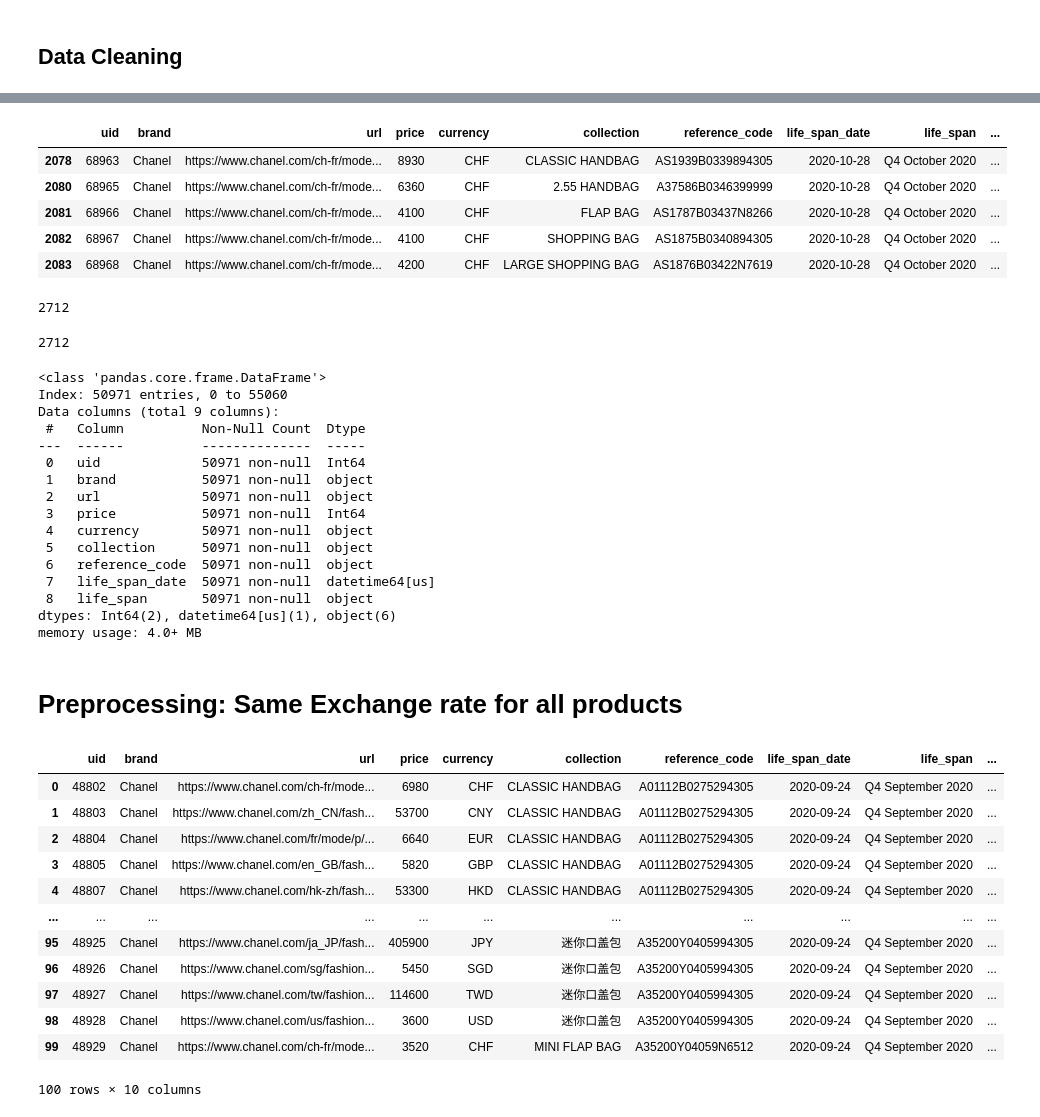
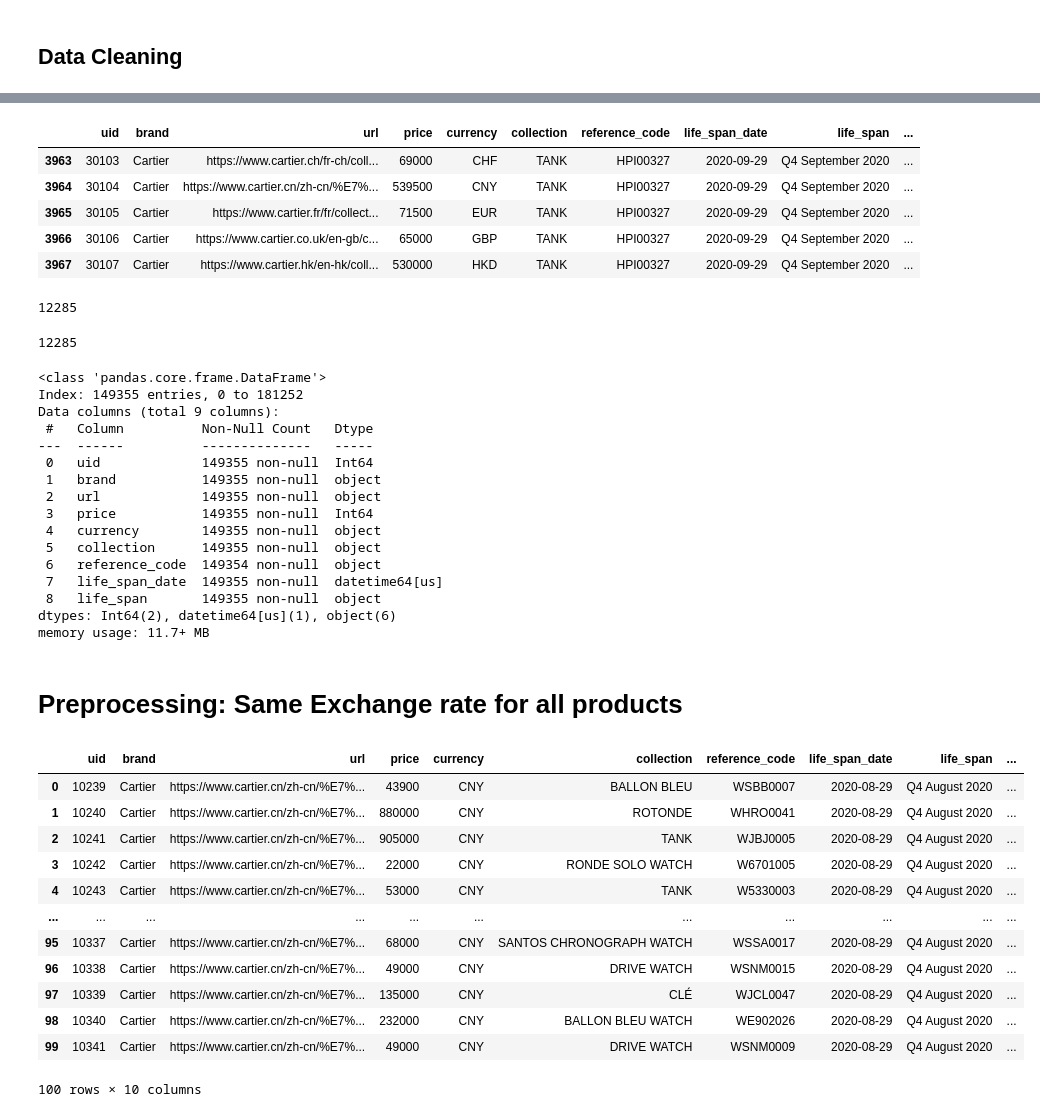
Before and after one commit to maltestaab/Business-Data-Management, a Jupyter notebook: chanel-business-case/Chanel_Code/chanel.ipynb, the cells around one changed output, grey strips where cells are left out. Saved outputs shown, nothing was run; the diff lists cells and outputs as text; code cells hidden in the pictures.

```diff
--- a/chanel-business-case/Chanel_Code/chanel.ipynb
+++ b/chanel-business-case/Chanel_Code/chanel.ipynb
@@ -42,12 +44,12 @@ client = bigquery.Client(credentials=credentials, project="edhecbusinessdatamana
 query = """
     SELECT *
     FROM `edhec-business-manageme.luxurydata2502.price-monitoring-2022`
-    WHERE Brand = 'Chanel'
+    WHERE Brand = 'Cartier'
 """
 
 # Run the query and load results into a Pandas DataFrame
 df = client.query(query).to_dataframe()
 
-# Display the first 5 rows of the dataframe
+# Display the first rows of the dataframe
 print(df.head())
 # %% [output]
@@ -154,21 +156,21 @@ df.head()
 df[df['price_before'].notna()].head()
 # %% [output]
 |  | uid | brand | url | price | currency | collection | reference_code | life_span_date | life_span | ... |
-| 2078 | 68963 | Chanel | https://www.chanel.com/ch-fr/mode... | 8930 | CHF | CLASSIC HANDBAG | AS1939B0339894305 | 2020-10-28 | Q4 October 2020 | ... |
-| 2080 | 68965 | Chanel | https://www.chanel.com/ch-fr/mode... | 6360 | CHF | 2.55 HANDBAG | A37586B0346399999 | 2020-10-28 | Q4 October 2020 | ... |
-| 2081 | 68966 | Chanel | https://www.chanel.com/ch-fr/mode... | 4100 | CHF | FLAP BAG | AS1787B03437N8266 | 2020-10-28 | Q4 October 2020 | ... |
-| 2082 | 68967 | Chanel | https://www.chanel.com/ch-fr/mode... | 4100 | CHF | SHOPPING BAG | AS1875B0340894305 | 2020-10-28 | Q4 October 2020 | ... |
-| 2083 | 68968 | Chanel | https://www.chanel.com/ch-fr/mode... | 4200 | CHF | LARGE SHOPPING BAG | AS1876B03422N7619 | 2020-10-28 | Q4 October 2020 | ... |
+| 3963 | 30103 | Cartier | https://www.cartier.ch/fr-ch/coll... | 69000 | CHF | TANK | HPI00327 | 2020-09-29 | Q4 September 2020 | ... |
+| 3964 | 30104 | Cartier | https://www.cartier.cn/zh-cn/%E7%... | 539500 | CNY | TANK | HPI00327 | 2020-09-29 | Q4 September 2020 | ... |
+| 3965 | 30105 | Cartier | https://www.cartier.fr/fr/collect... | 71500 | EUR | TANK | HPI00327 | 2020-09-29 | Q4 September 2020 | ... |
+| 3966 | 30106 | Cartier | https://www.cartier.co.uk/en-gb/c... | 65000 | GBP | TANK | HPI00327 | 2020-09-29 | Q4 September 2020 | ... |
+| 3967 | 30107 | Cartier | https://www.cartier.hk/en-hk/coll... | 530000 | HKD | TANK | HPI00327 | 2020-09-29 | Q4 September 2020 | ... |
 # %%
 # Not many rows have actual information about price difference
 df["price_difference"].count() - df["price_difference"][df["price_difference"] == 0].count()
 # %% [output]
-2712
+12285
 # %%
 # Not many rows have actual information about price change
 df["price_changed"].count() - df["price_changed"][df["price_changed"] == 0].count()
 # %% [output]
-2712
+12285
 # %%
 # I remove these columns
 
@@ -177,21 +179,21 @@ df = df.drop(["price_difference", "price_percent_change", "price_changed", "pric
 df.info()
 # %% [output]
 <class 'pandas.core.frame.DataFrame'>
-Index: 50971 entries, 0 to 55060
+Index: 149355 entries, 0 to 181252
 Data columns (total 9 columns):
- #   Column          Non-Null Count  Dtype
----  ------          --------------  -----
- 0   uid             50971 non-null  Int64
- 1   brand           50971 non-null  object
- 2   url             50971 non-null  object
- 3   price           50971 non-null  Int64
- 4   currency        50971 non-null  object
- 5   collection      50971 non-null  object
- 6   reference_code  50971 non-null  object
- 7   life_span_date  50971 non-null  datetime64[us]
- 8   life_span       50971 non-null  object
+ #   Column          Non-Null Count   Dtype
+---  ------          --------------   -----
+ 0   uid             149355 non-null  Int64
+ 1   brand           149355 non-null  object
+ 2   url             149355 non-null  object
+ 3   price           149355 non-null  Int64
+ 4   currency        149355 non-null  object
+ 5   collection      149355 non-null  object
+ 6   reference_code  149354 non-null  object
+ 7   life_span_date  149355 non-null  datetime64[us]
+ 8   life_span       149355 non-null  object
 dtypes: Int64(2), datetime64[us](1), object(6)
-memory usage: 4.0+ MB
+memory usage: 11.7+ MB
 # %% [markdown]
 # Preprocessing: Same Exchange rate for all products
 # %%
@@ -209,26 +211,26 @@ conversion_rates = data["conversion_rates"]
 cr = pd.DataFrame(list(conversion_rates.items()), columns=["Currency", "Exchange Rate"])
 # %%
 # Merge df1 (orders) with cr (exchange rates) based on currency
-df_curr = df.merge(cr, left_on="currency", right_on="Currency", how="left")
+df = df.merge(cr, left_on="currency", right_on="Currency", how="left")
 
 # Convert price using the exchange rate
-df_curr["price_EUR"] = df_curr["price"] / df_curr["Exchange Rate"]
+df["price_EUR"] = df["price"] / df["Exchange Rate"]
 
 # Drop unnecessary columns
-df_curr = df_curr.drop(columns=["Exchange Rate", "Currency"])
+df = df.drop(columns=["Exchange Rate", "Currency"])
 # %%
-df_curr.head(100)
+df.head(100)
 # %% [output]
 |  | uid | brand | url | price | currency | collection | reference_code | life_span_date | life_span | ... |
-| 0 | 48802 | Chanel | https://www.chanel.com/ch-fr/mode... | 6980 | CHF | CLASSIC HANDBAG | A01112B0275294305 | 2020-09-24 | Q4 September 2020 | ... |
-| 1 | 48803 | Chanel | https://www.chanel.com/zh_CN/fash... | 53700 | CNY | CLASSIC HANDBAG | A01112B0275294305 | 2020-09-24 | Q4 September 2020 | ... |
-| 2 | 48804 | Chanel | https://www.chanel.com/fr/mode/p/... | 6640 | EUR | CLASSIC HANDBAG | A01112B0275294305 | 2020-09-24 | Q4 September 2020 | ... |
-| 3 | 48805 | Chanel | https://www.chanel.com/en_GB/fash... | 5820 | GBP | CLASSIC HANDBAG | A01112B0275294305 | 2020-09-24 | Q4 September 2020 | ... |
-| 4 | 48807 | Chanel | https://www.chanel.com/hk-zh/fash... | 53300 | HKD | CLASSIC HANDBAG | A01112B0275294305 | 2020-09-24 | Q4 September 2020 | ... |
+| 0 | 10239 | Cartier | https://www.cartier.cn/zh-cn/%E7%... | 43900 | CNY | BALLON BLEU | WSBB0007 | 2020-08-29 | Q4 August 2020 | ... |
+| 1 | 10240 | Cartier | https://www.cartier.cn/zh-cn/%E7%... | 880000 | CNY | ROTONDE | WHRO0041 | 2020-08-29 | Q4 August 2020 | ... |
+| 2 | 10241 | Cartier | https://www.cartier.cn/zh-cn/%E7%... | 905000 | CNY | TANK | WJBJ0005 | 2020-08-29 | Q4 August 2020 | ... |
+| 3 | 10242 | Cartier | https://www.cartier.cn/zh-cn/%E7%... | 22000 | CNY | RONDE SOLO WATCH | W6701005 | 2020-08-29 | Q4 August 2020 | ... |
+| 4 | 10243 | Cartier | https://www.cartier.cn/zh-cn/%E7%... | 53000 | CNY | TANK | W5330003 | 2020-08-29 | Q4 August 2020 | ... |
 | ... | ... | ... | ... | ... | ... | ... | ... | ... | ... | ... |
-| 95 | 48925 | Chanel | https://www.chanel.com/ja_JP/fash... | 405900 | JPY | 迷你口盖包 | A35200Y0405994305 | 2020-09-24 | Q4 September 2020 | ... |
-| 96 | 48926 | Chanel | https://www.chanel.com/sg/fashion... | 5450 | SGD | 迷你口盖包 | A35200Y0405994305 | 2020-09-24 | Q4 September 2020 | ... |
-| 97 | 48927 | Chanel | https://www.chanel.com/tw/fashion... | 114600 | TWD | 迷你口盖包 | A35200Y0405994305 | 2020-09-24 | Q4 September 2020 | ... |
-| 98 | 48928 | Chanel | https://www.chanel.com/us/fashion... | 3600 | USD | 迷你口盖包 | A35200Y0405994305 | 2020-09-24 | Q4 September 2020 | ... |
-| 99 | 48929 | Chanel | https://www.chanel.com/ch-fr/mode... | 3520 | CHF | MINI FLAP BAG | A35200Y04059N6512 | 2020-09-24 | Q4 September 2020 | ... |
+| 95 | 10337 | Cartier | https://www.cartier.cn/zh-cn/%E7%... | 68000 | CNY | SANTOS CHRONOGRAPH WATCH | WSSA0017 | 2020-08-29 | Q4 August 2020 | ... |
+| 96 | 10338 | Cartier | https://www.cartier.cn/zh-cn/%E7%... | 49000 | CNY | DRIVE WATCH | WSNM0015 | 2020-08-29 | Q4 August 2020 | ... |
+| 97 | 10339 | Cartier | https://www.cartier.cn/zh-cn/%E7%... | 135000 | CNY | CLÉ | WJCL0047 | 2020-08-29 | Q4 August 2020 | ... |
+| 98 | 10340 | Cartier | https://www.cartier.cn/zh-cn/%E7%... | 232000 | CNY | BALLON BLEU WATCH | WE902026 | 2020-08-29 | Q4 August 2020 | ... |
+| 99 | 10341 | Cartier | https://www.cartier.cn/zh-cn/%E7%... | 49000 | CNY | DRIVE WATCH | WSNM0009 | 2020-08-29 | Q4 August 2020 | ... |
 100 rows × 10 columns
```
Also changed, not shown: parts of 19 cells of this notebook, 2 other files.
